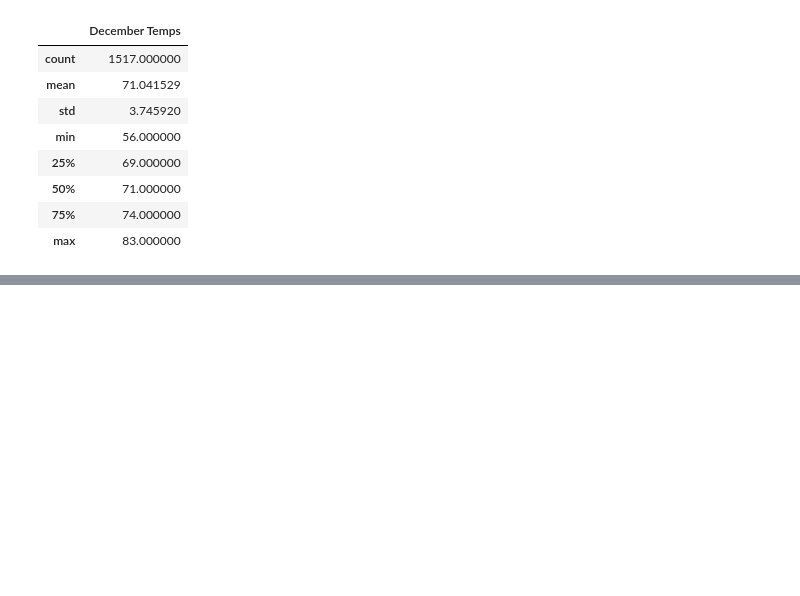
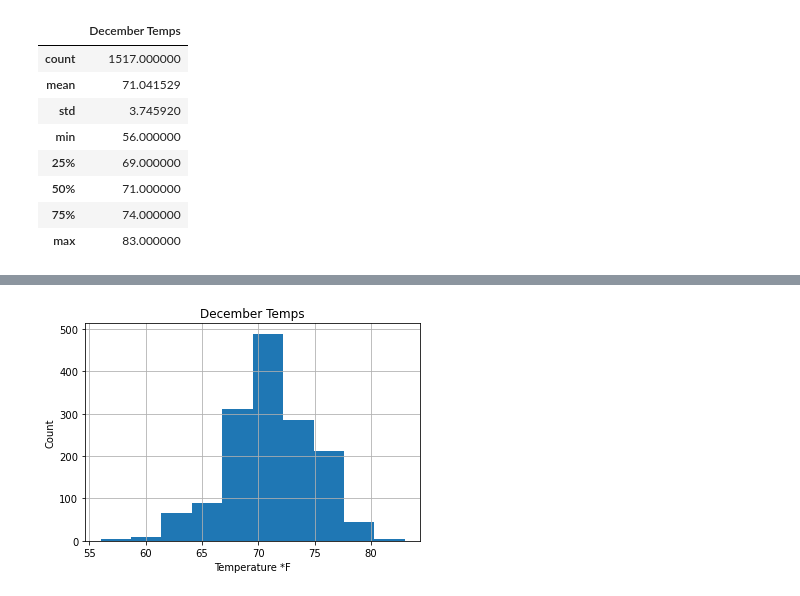
Before and after one commit to alecngai/09_Surfs_up, a Jupyter notebook: SurfsUp_Challenge.ipynb, the cells around one changed output, grey strips where cells are left out. Saved outputs shown, nothing was run; the diff lists cells and outputs as text; code cells hidden in the pictures; blank space fills up the shorter version.

```diff
--- a/SurfsUp_Challenge.ipynb
+++ b/SurfsUp_Challenge.ipynb
@@ -90,3 +88,10 @@ array([[<AxesSubplot:title={'center':'December Temps'}>]], dtype=object)
+# %%
+December_temps_list_df.hist()
+pl.xlabel("Temperature *F")
+pl.ylabel("Count")
+pl.savefig("Resources/Dec_hist.png", facecolor='white')
+# %% [output]
+[figure, added]
 # %%
 December_temps_df = pd.DataFrame(December_temps)
 December_temps_df.columns=["Date", "Temps *F"]
```
Also changed, not shown: parts of 6 cells of this notebook, 4 other files.
